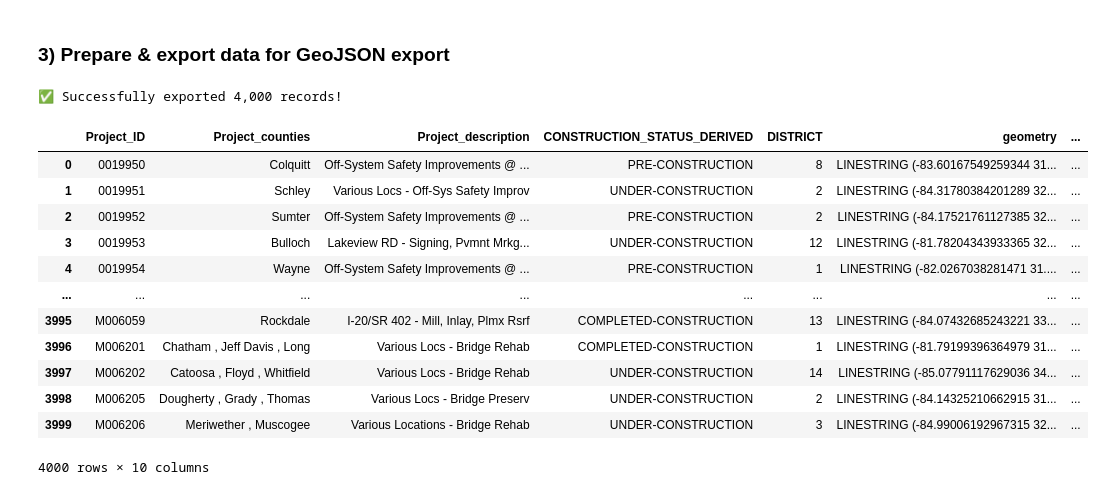
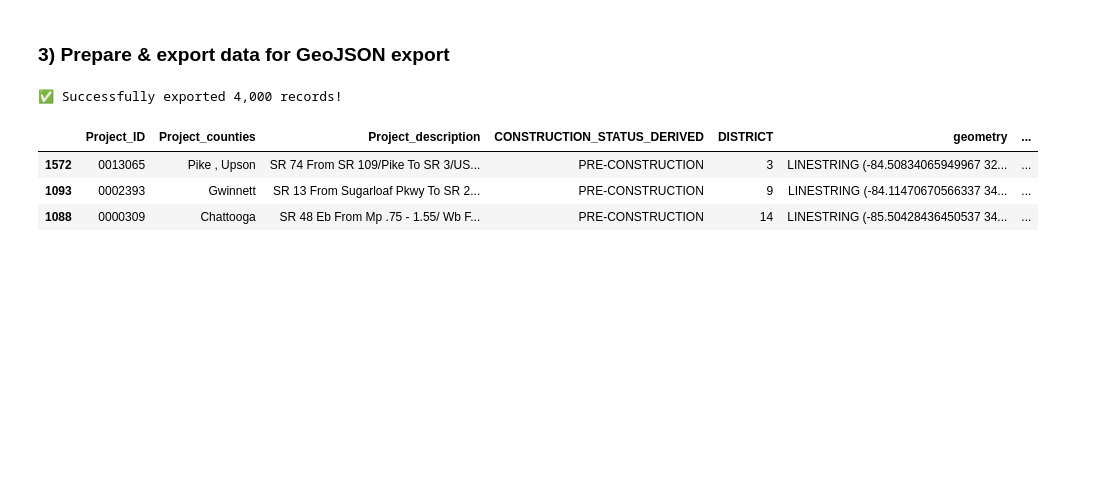
Before and after one commit to arc-research-analytics/gdot_pipeline, a Jupyter notebook: GDOT_explorer.ipynb, the cells around one changed output. Saved outputs shown, nothing was run; the diff lists cells and outputs as text; code cells hidden in the pictures; blank space fills up the shorter version.

Commit message:
Deploying to gh-pages from @ arc-research-analytics/gdot_pipeline@2af21b1913f354e8366dd137c22497d72b0b1baa 🚀

```diff
--- a/GDOT_explorer.ipynb
+++ b/GDOT_explorer.ipynb
@@ -214,11 +214,11 @@ for file in csv_files:
     dfs.append(pd.read_csv(file))
 
 # concatenate the dataframes into a single dataframe
-df = pd.concat(dfs, ignore_index=True)
+GDOT_master = pd.concat(dfs, ignore_index=True)
 
-# drop duplicates based on 'Project_ID', 'Total_Cost', while keeping the first instance
-GDOT_master = df.drop_duplicates(
-    subset=['Project_ID', 'Total_Cost'], keep='first')
+# # drop duplicates based on 'Project_ID', 'Total_Cost', while keeping the first instance
+# GDOT_master = GDOT_master.drop_duplicates(
+#     subset=['Project_ID', 'Total_Cost'], keep='first')
 
 # compare gdot_projects to GDOT_master to see if any new Project_ID values are present
 gdot_new_projects = gdot_projects[~gdot_projects['Project_ID'].isin(
@@ -486,6 +502,11 @@ gdot_joined = gdot_joined.drop_duplicates(
     subset=['Project_ID', 'DISTRICT'], keep='first'
 )
 
+# export
+gdot_export = gdot_joined.drop(columns=['geometry'])
+gdot_export.to_csv(
+    'GDOT_export_joined.csv', index=False)
+
 # calculate summary statistics for each group
 summary_stats = gdot_joined.groupby(['CONSTRUCTION_STATUS_DERIVED', 'DISTRICT']).agg(
     total_projects=('Total_Cost', 'count'),      # Count the number of projects
@@ -508,7 +529,7 @@ total_projects['CONSTRUCTION_STATUS_DERIVED'] = 'ALL'
 # add the total projects row to the summary_stats DataFrame
 summary_stats_ALL = pd.concat(
     [summary_stats, total_projects], ignore_index=True)
-summary_stats_ALL.to_csv('test_summarystats.csv', index=False)
+summary_stats_ALL.to_csv('data/summary-stats.csv', index=False)
 
 # Exporting the DataFrame to a JSON & CSV
 summary_stats_ALL.to_json('data/summary-stats.json',
@@ -520,43 +541,34 @@ gdot_joined = gdot_joined.replace(
 
 # create a new GeoJSON feature collection with a unique integer ID for each feature
 features = []
 for i, row in gdot_joined.iterrows():
 
     feature = {
         'type': 'Feature',
         'id': i + 1,  # assign a unique integer ID
         'properties': row.drop('geometry').to_dict(),
         'geometry': row['geometry'].__geo_interface__
     }
     features.append(feature)
 
 # create a new GeoJSON feature collection
 collection = {
     'type': 'FeatureCollection',
     'features': features
 }
 
 # export the feature collection to a GeoJSON file
 with open("data/GDOT_export.geojson", 'w') as f:
     json.dump(collection, f)
 
 # print status
 print(f"✅ Successfully exported {len(gdot_joined):,} records!")
 
 # Display final GeoDataFrame
-gdot_joined
+gdot_joined.sample(3)
 # %% [output]
 ✅ Successfully exported 4,000 records!
 |  | Project_ID | Project_counties | Project_description | CONSTRUCTION_STATUS_DERIVED | DISTRICT | geometry | ... |
-| 0 | 0019950 | Colquitt | Off-System Safety Improvements @ ... | PRE-CONSTRUCTION | 8 | LINESTRING (-83.60167549259344 31... | ... |
-| 1 | 0019951 | Schley | Various Locs - Off-Sys Safety Improv | UNDER-CONSTRUCTION | 2 | LINESTRING (-84.31780384201289 32... | ... |
-| 2 | 0019952 | Sumter | Off-System Safety Improvements @ ... | PRE-CONSTRUCTION | 2 | LINESTRING (-84.17521761127385 32... | ... |
-| 3 | 0019953 | Bulloch | Lakeview RD - Signing, Pvmnt Mrkg... | UNDER-CONSTRUCTION | 12 | LINESTRING (-81.78204343933365 32... | ... |
-| 4 | 0019954 | Wayne | Off-System Safety Improvements @ ... | PRE-CONSTRUCTION | 1 | LINESTRING (-82.0267038281471 31.... | ... |
-| ... | ... | ... | ... | ... | ... | ... | ... |
-| 3995 | M006059 | Rockdale | I-20/SR 402 - Mill, Inlay, Plmx Rsrf | COMPLETED-CONSTRUCTION | 13 | LINESTRING (-84.07432685243221 33... | ... |
-| 3996 | M006201 | Chatham , Jeff Davis , Long | Various Locs - Bridge Rehab | COMPLETED-CONSTRUCTION | 1 | LINESTRING (-81.79199396364979 31... | ... |
-| 3997 | M006202 | Catoosa , Floyd , Whitfield | Various Locs - Bridge Rehab | UNDER-CONSTRUCTION | 14 | LINESTRING (-85.07791117629036 34... | ... |
-| 3998 | M006205 | Dougherty , Grady , Thomas | Various Locs - Bridge Preserv | UNDER-CONSTRUCTION | 2 | LINESTRING (-84.14325210662915 31... | ... |
-| 3999 | M006206 | Meriwether , Muscogee | Various Locations - Bridge Rehab | UNDER-CONSTRUCTION | 3 | LINESTRING (-84.99006192967315 32... | ... |
+| 1572 | 0013065 | Pike , Upson | SR 74 From SR 109/Pike To SR 3/US... | PRE-CONSTRUCTION | 3 | LINESTRING (-84.50834065949967 32... | ... |
+| 1093 | 0002393 | Gwinnett | SR 13 From Sugarloaf Pkwy To SR 2... | PRE-CONSTRUCTION | 9 | LINESTRING (-84.11470670566337 34... | ... |
+| 1088 | 0000309 | Chattooga | SR 48 Eb From Mp .75 - 1.55/ Wb F... | PRE-CONSTRUCTION | 14 | LINESTRING (-85.50428436450537 34... | ... |
-4000 rows × 10 columns
```
Also changed, not shown: parts of 2 cells of this notebook, 6 other files.
